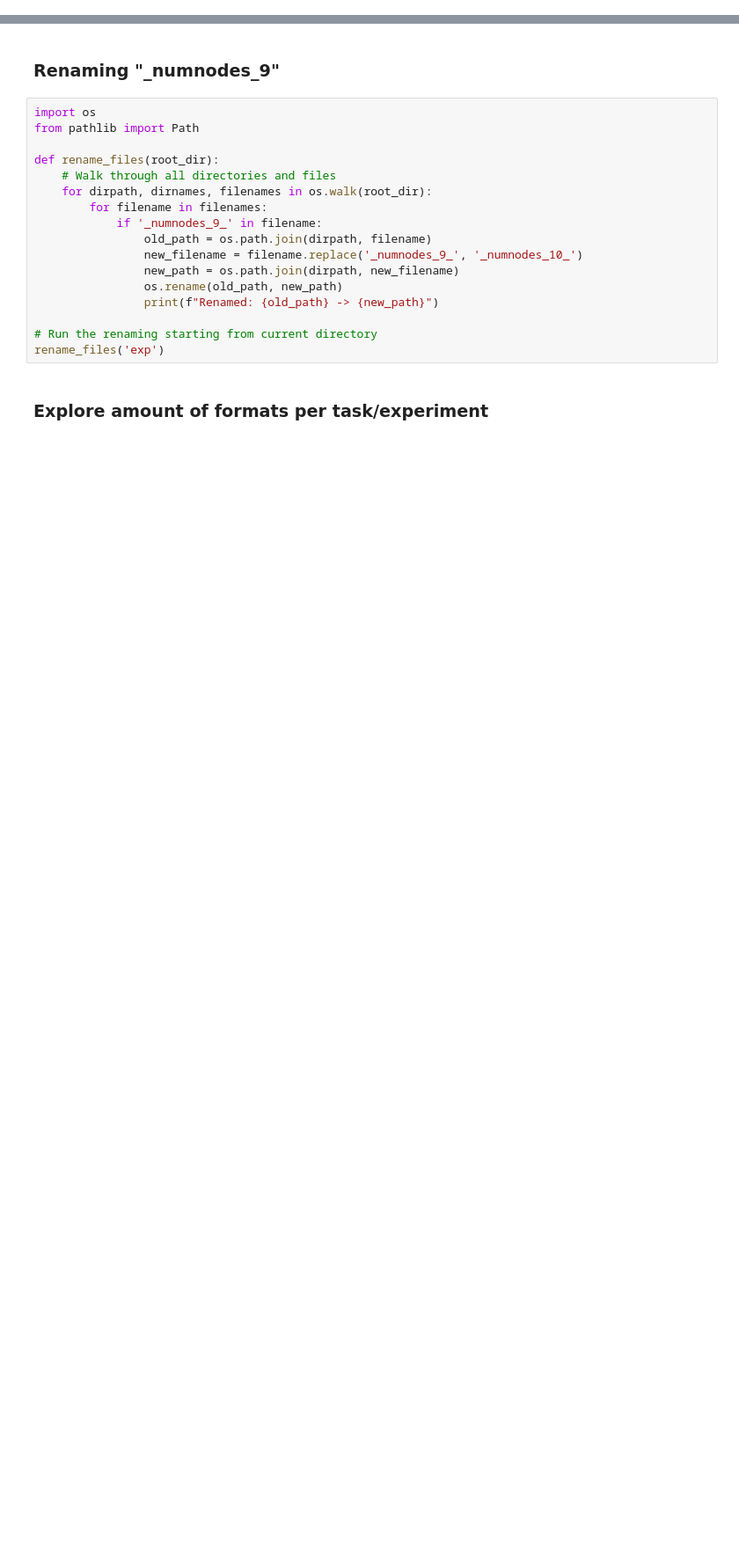
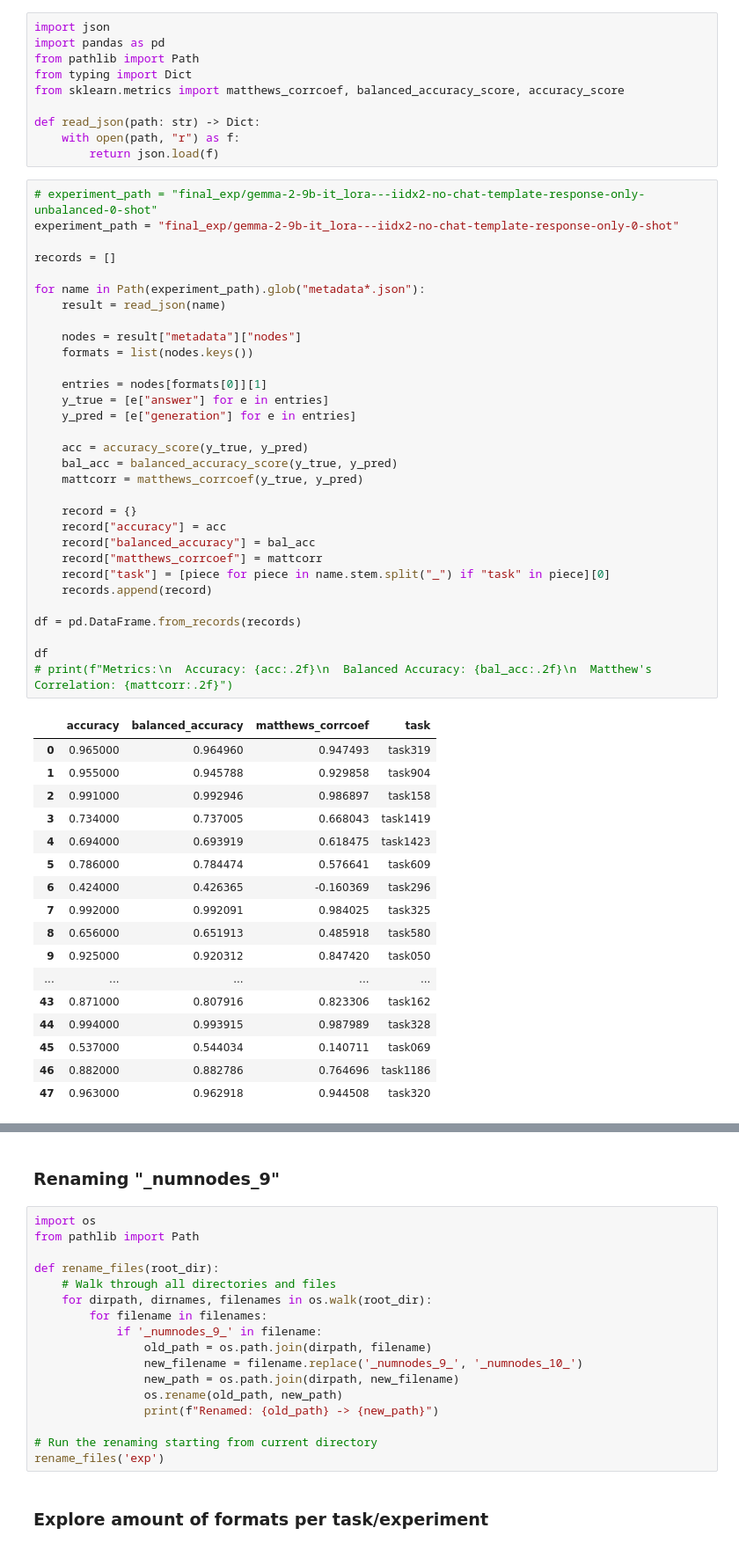
Before and after one commit to AIRI-Institute/when-punctuation-matters, a Jupyter notebook: tmp.ipynb, the cells around one changed output, grey strips where cells are left out. Shown at 88% size. Drawn from its saved outputs; the diff is of its cells as text; blank space fills up the shorter version.

```diff
--- a/tmp.ipynb
+++ b/tmp.ipynb
@@ -2,0 +170,59 @@
+# %%
+import json
+import pandas as pd
+from pathlib import Path
+from typing import Dict
+from sklearn.metrics import matthews_corrcoef, balanced_accuracy_score, accuracy_score
+
+def read_json(path: str) -> Dict:
+    with open(path, "r") as f:
+        return json.load(f)
+# %%
+# experiment_path = "final_exp/gemma-2-9b-it_lora---iidx2-no-chat-template-response-only-unbalanced-0-shot"
+experiment_path = "final_exp/gemma-2-9b-it_lora---iidx2-no-chat-template-response-only-0-shot"
+
+records = []
+
+for name in Path(experiment_path).glob("metadata*.json"):
+    result = read_json(name)
+
+    nodes = result["metadata"]["nodes"]
+    formats = list(nodes.keys())
+
+    entries = nodes[formats[0]][1]
+    y_true = [e["answer"] for e in entries]
+    y_pred = [e["generation"] for e in entries]
+
+    acc = accuracy_score(y_true, y_pred)
+    bal_acc = balanced_accuracy_score(y_true, y_pred)
+    mattcorr = matthews_corrcoef(y_true, y_pred)
+
+    record = {}
+    record["accuracy"] = acc
+    record["balanced_accuracy"] = bal_acc
+    record["matthews_corrcoef"] = mattcorr
+    record["task"] = [piece for piece in name.stem.split("_") if "task" in piece][0]
+    records.append(record)
+
+df = pd.DataFrame.from_records(records)
+
+df
+# print(f"Metrics:\n  Accuracy: {acc:.2f}\n  Balanced Accuracy: {bal_acc:.2f}\n  Matthew's Correlation: {mattcorr:.2f}")
+# %% [output]
+|  | accuracy | balanced_accuracy | matthews_corrcoef | task |
+| 0 | 0.965000 | 0.964960 | 0.947493 | task319 |
+| 1 | 0.955000 | 0.945788 | 0.929858 | task904 |
+| 2 | 0.991000 | 0.992946 | 0.986897 | task158 |
+| 3 | 0.734000 | 0.737005 | 0.668043 | task1419 |
+| 4 | 0.694000 | 0.693919 | 0.618475 | task1423 |
+| 5 | 0.786000 | 0.784474 | 0.576641 | task609 |
+| 6 | 0.424000 | 0.426365 | -0.160369 | task296 |
+| 7 | 0.992000 | 0.992091 | 0.984025 | task325 |
+| 8 | 0.656000 | 0.651913 | 0.485918 | task580 |
+| 9 | 0.925000 | 0.920312 | 0.847420 | task050 |
+| ... | ... | ... | ... | ... |
+| 43 | 0.871000 | 0.807916 | 0.823306 | task162 |
+| 44 | 0.994000 | 0.993915 | 0.987989 | task328 |
+| 45 | 0.537000 | 0.544034 | 0.140711 | task069 |
+| 46 | 0.882000 | 0.882786 | 0.764696 | task1186 |
+| 47 | 0.963000 | 0.962918 | 0.944508 | task320 |
```
Also changed, not shown: parts of 46 cells of this notebook, 1 other file.
